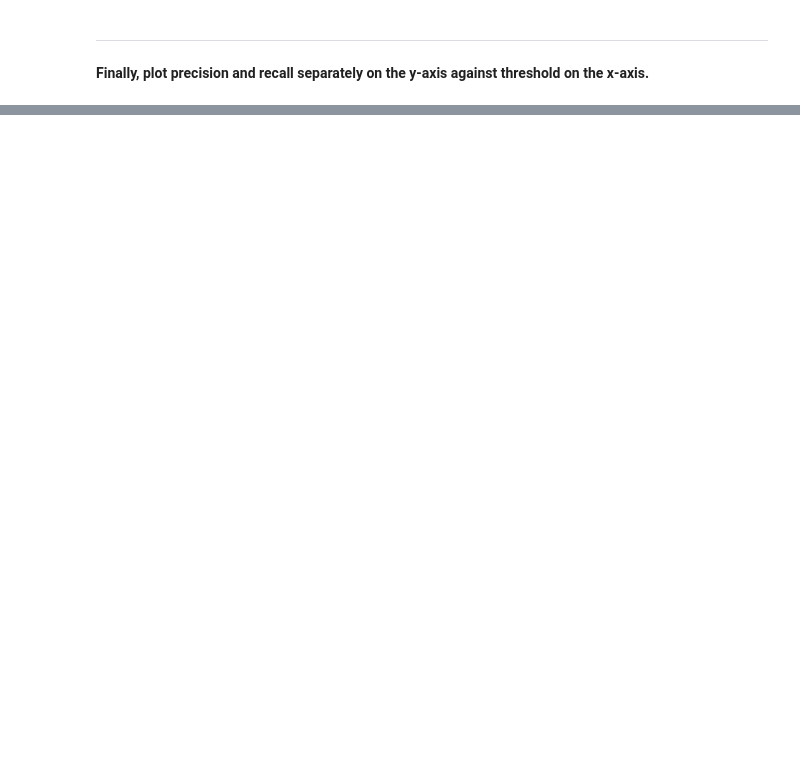
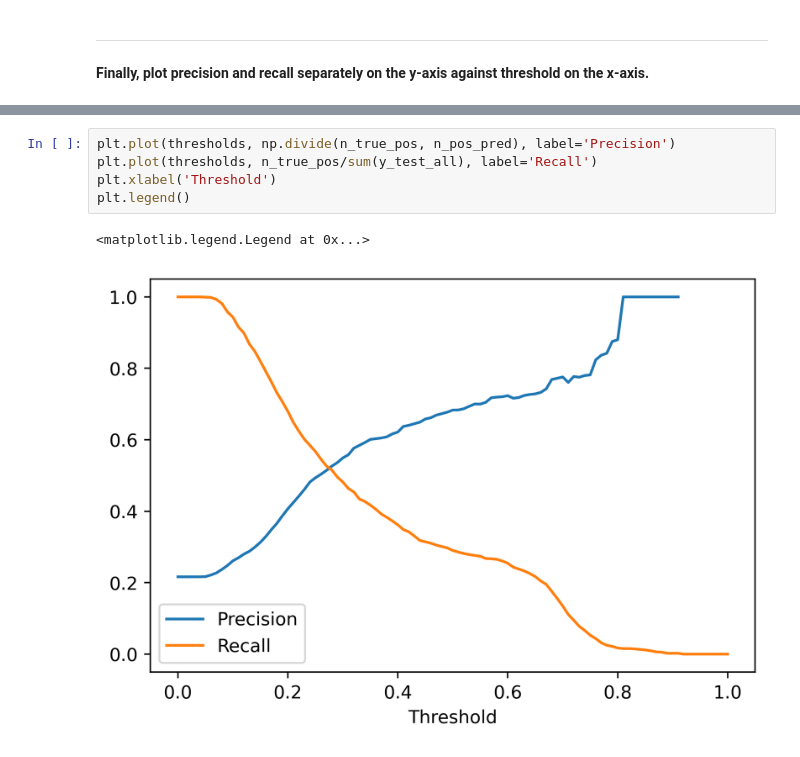
Before and after one commit to shivap12/Derivingfinancial-insights, a Jupyter notebook: p7.ipynb, the cells around one changed output, grey strips where cells are left out. Drawn from its saved outputs; the diff is of its cells as text; blank space fills up the shorter version.

```diff
--- a/p7.ipynb
+++ b/p7.ipynb
@@ -809,0 +799,8 @@ array([0.50746347, 0.49014739, 0.08451785, ..., 0.10762288, 0.10791864,
+# %%
+plt.plot(thresholds, np.divide(n_true_pos, n_pos_pred), label='Precision')
+plt.plot(thresholds, n_true_pos/sum(y_test_all), label='Recall')
+plt.xlabel('Threshold')
+plt.legend()
+# %% [output]
+<matplotlib.legend.Legend at 0x...>
+[figure, added]
```
Also changed, not shown: parts of 9 cells of this notebook.
